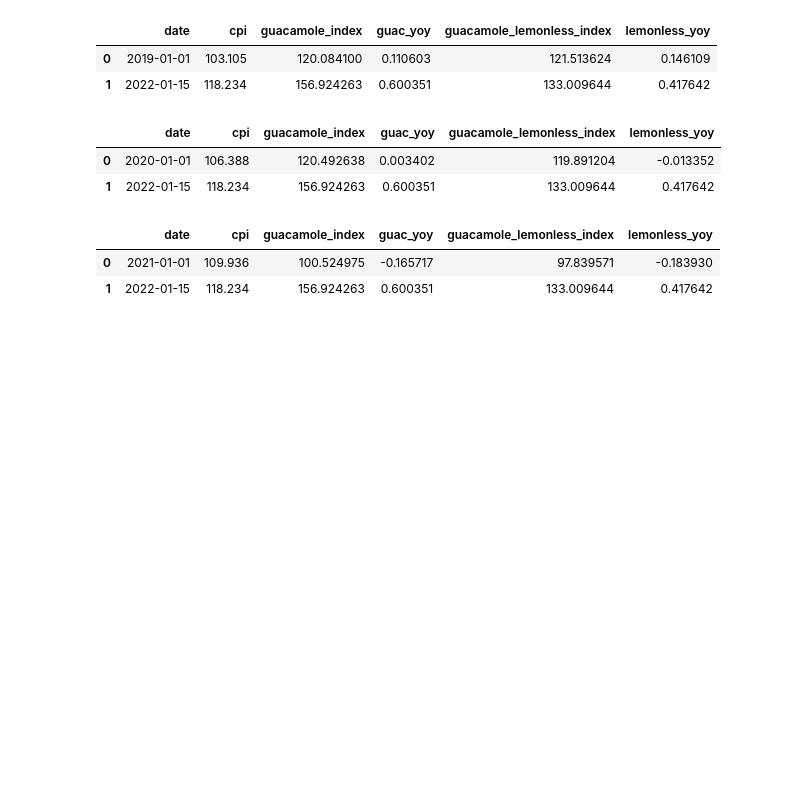
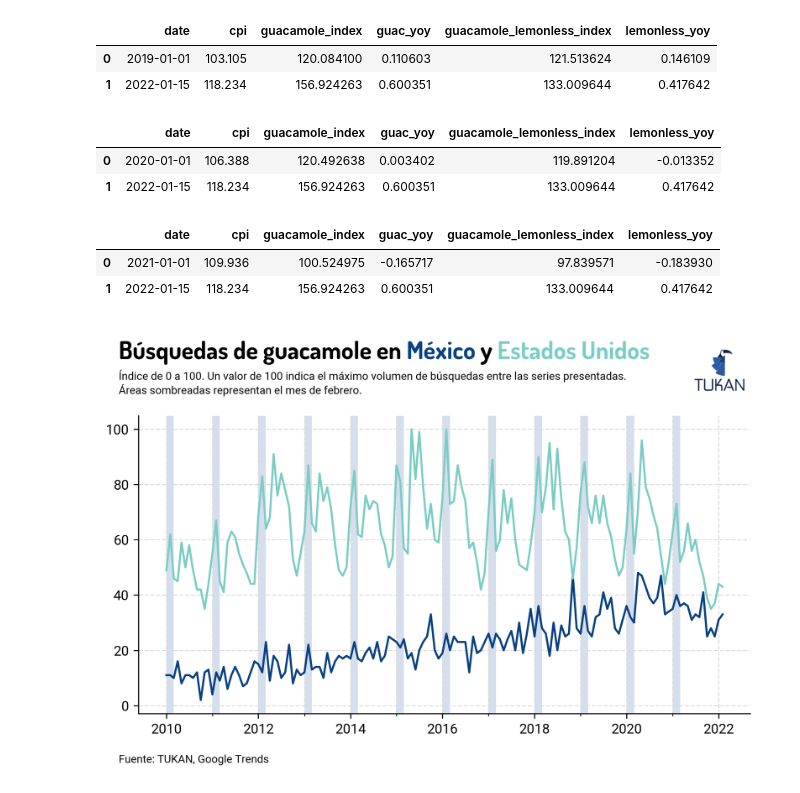
Before and after one commit to TukanMx/tukan_notebooks, a Jupyter notebook: social/specials/guacamole_index/guacamole_index.ipynb, the cells around one changed output. Saved outputs shown, nothing was run; the diff lists cells and outputs as text; code cells hidden in the pictures; blank space fills up the shorter version.

```diff
--- a/social/specials/guacamole_index/guacamole_index.ipynb
+++ b/social/specials/guacamole_index/guacamole_index.ipynb
@@ -595,3 +777,83 @@ compairson_data
 |  | date | cpi | guacamole_index | guac_yoy | guacamole_lemonless_index | lemonless_yoy |
 | 0 | 2021-01-01 | 109.936 | 100.524975 | -0.165717 | 97.839571 | -0.183930 |
 | 1 | 2022-01-15 | 118.234 | 156.924263 | 0.600351 | 133.009644 | 0.417642 |
+# %%
+trends = pd.read_csv("guac_trends.csv")
+trends["date"] = pd.to_datetime(trends["date"])
+# %%
+fig = plt.figure(dpi=300, figsize=(8,4))
+ax = plt.subplot(111)
+
+# Data to plot
+cmap = mpl.cm.get_cmap("GnBu_r", 5)
+
+# Data to plot
+line1, = ax.plot(trends['date'],trends['mex'], label="México", color = cmap(0))
+line2, = ax.plot(trends['date'],trends['usa'], label="E.U.A.", color = cmap(2))
+
+ax.xaxis.set_major_locator(mdates.YearLocator(2))
+ax.xaxis.set_minor_locator(mdates.YearLocator(1))
+
+ax.grid(visible=True, which='both', linestyle='--', color = "#dddddd")
+
+febs = [x for x in trends["date"] if x.month == 1]
+marchs = [x for x in trends["date"] if x.month == 3]
+for feb, march in zip(febs, marchs):
+    ax.axvspan(feb, march, facecolor='#2B5AA5', alpha=.2)
+
+
+fig_text(
+    x = 0.1, y = 1.07,
+    s = "Búsquedas de guacamole en <México> y <Estados Unidos>",
+    highlight_textprops=[{"color":cmap(0)}, {"color":cmap(2)}],
+    size=18,
+    weight = "bold",
+    family = "Dosis"
+)
+
+
+fig.text(
+    0.1,
+    0.935,
+    "Índice de 0 a 100. Un valor de 100 indica el máximo volumen de búsquedas entre las series presentadas.\nÁreas sombreadas representan el mes de febrero.",
+    size=8
+)
+
+# # Add footer
+fig.text(0.1, -0, "Fuente: TUKAN, Google Trends", fontsize=8)
+
+# # Save plot with TUKAN logo, transparent and white
+plt.savefig(
+    "plots/trends_no_logo.png",
+    dpi=300,
+    bbox_inches="tight",
+    # facecolor="white",
+    edgecolor="none",
+    transparent=True,
+)
+
+tukan_im = image.imread(module_path + "\\assets\\logo\\logo192.png")
+newax = fig.add_axes([0.75, .9, 0.16, 0.19], anchor="NE", zorder=1)
+newax.imshow(tukan_im)
+newax.axis("off")
+
+
+plt.savefig(
+    "plots/trends_logo.png",
+    dpi=300,
+    bbox_inches="tight",
+    # facecolor="white",
+    edgecolor="none",
+    transparent=True,
+)
+
+plt.savefig(
+    "plots/trends_white_logo.png",
+    dpi=300,
+    bbox_inches="tight",
+    facecolor="white",
+    edgecolor="none",
+    transparent=False,
+)
+# %% [output]
+[figure, added]
```
Also changed, not shown: parts of 11 cells of this notebook, 1 other file.
